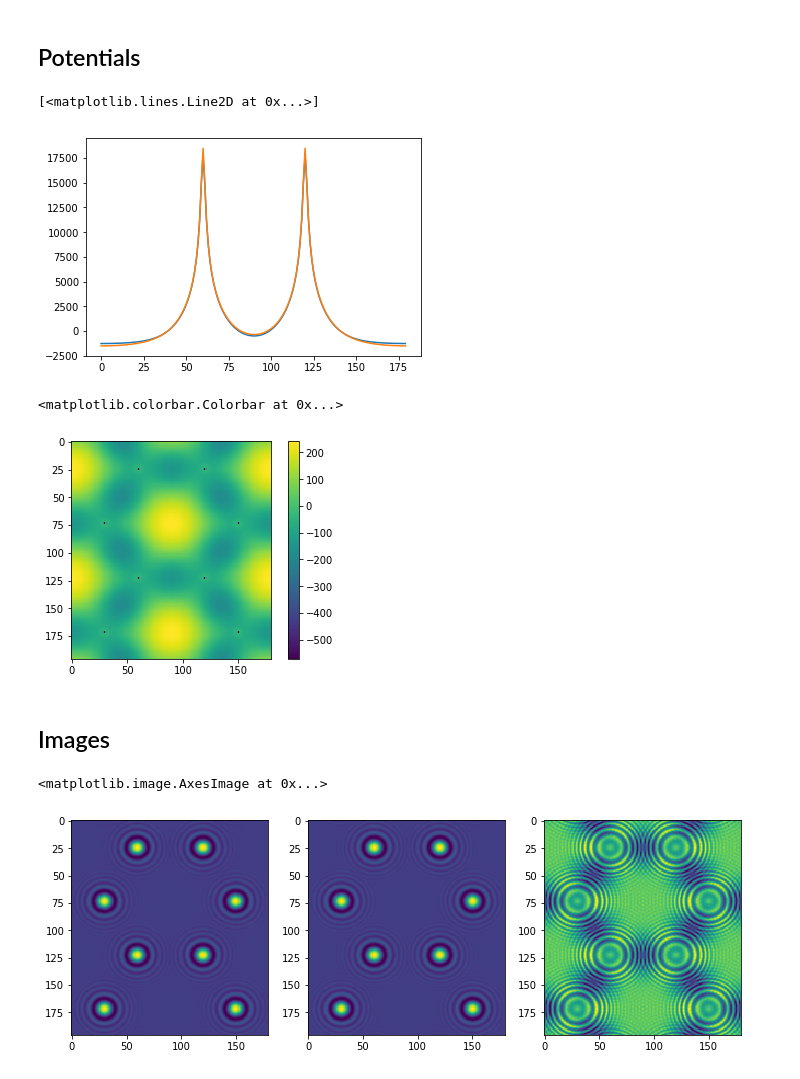
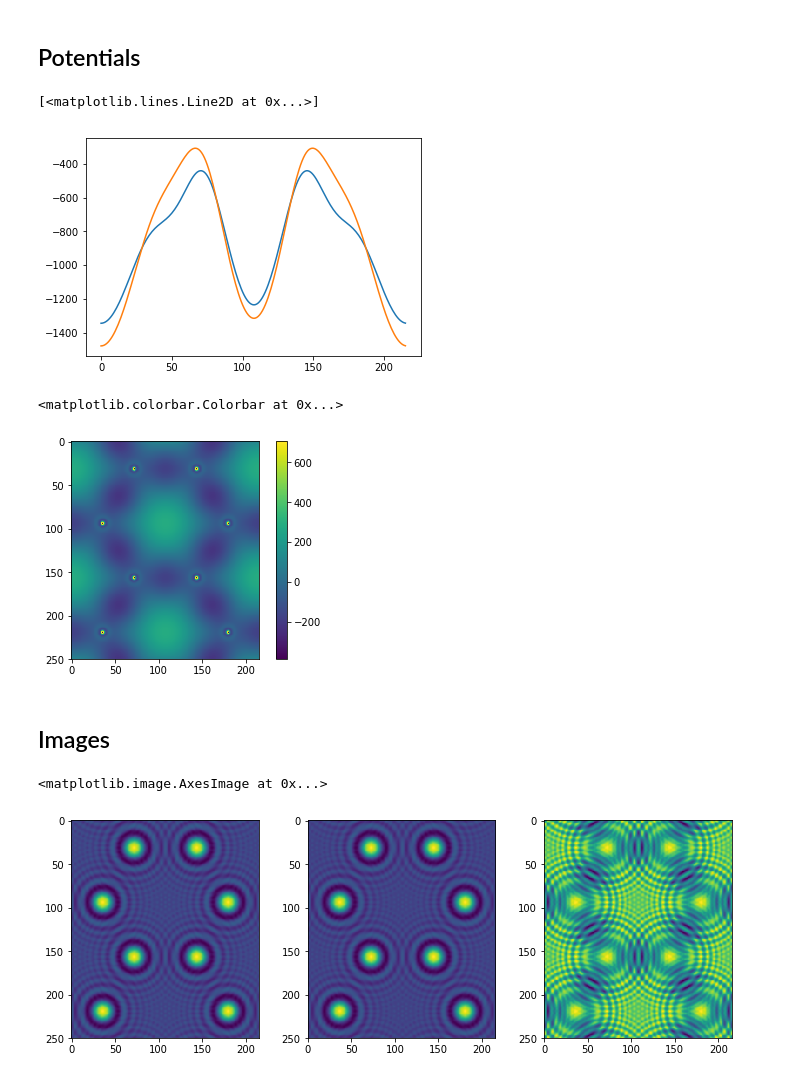
Before and after one commit to jacobjma/tem-potentials, a Jupyter notebook: image_comparison.ipynb, the cells around one changed output. Drawn from its saved outputs; the diff is of its cells as text; code cells hidden in the pictures.

```diff
--- a/image_comparison.ipynb
+++ b/image_comparison.ipynb
@@ -23,39 +21,38 @@ The autoreload extension is already loaded. To reload it, use:
 # %% [markdown]
 ## Potentials
+# %%
+atoms = read('graphene.cif', index = 0)
+calc = GPAW(mode=PW(600), eigensolver = 'cg', h=.1)
+atoms.set_calculator(calc)
+atoms.get_potential_energy()
 # %%
-atoms = read('graphene.cif', index = 0)
-h=.1
-calc = GPAW(mode=PW(600), eigensolver = 'cg', h=h)
-atoms.set_calculator(calc)
-atoms.get_potential_energy()
-
 ps2ae = PS2AE(atoms.calc, h=0.025)
-v_dft = -ps2ae.get_electrostatic_potential(ae=True, rcgauss=.02)
+v_dft = -ps2ae.get_electrostatic_potential(ae=True)
 v_dft = v_dft - np.mean(v_dft)
 
-# v_dft = np.load('potential.npy')
+#v_dft = np.load('potential.npy')
 # %%
 grid = v_dft.shape
-lobato = ParameterizedPotential('lobato', atoms, grid)
+lobato = ParameterizedPotential('gpaw', atoms, grid)
 v = lobato.calc_from_splines()
 v = v - np.mean(v)
 # %%
-plt.plot(np.sum(v_dft,axis=2)[25])
-plt.plot(np.sum(v,axis=2)[25])
+plt.plot(np.sum(v_dft,axis=2)[60])
+plt.plot(np.sum(v,axis=2)[60])
 # %% [output]
 [<matplotlib.lines.Line2D at 0x...>]
-[figure, old version]
+[figure, new version]
 # %%
 plt.imshow(np.sum(v_dft,axis=2)-np.sum(v,axis=2))
 plt.colorbar()
 # %% [output]
 <matplotlib.colorbar.Colorbar at 0x...>
-[figure, old version]
+[figure, new version]
 # %% [markdown]
 ## Images
 # %%
-v_sliced = create_potential_slices(v * kappa, 48, np.diag(atoms.cell)) # multiplying by kappa converts to QSTEM units
-v_dft_sliced = create_potential_slices(v_dft * kappa, 48, np.diag(atoms.cell))
+v_sliced = create_potential_slices(v * kappa, 60, np.diag(atoms.cell)) # multiplying by kappa converts to QSTEM units
+v_dft_sliced = create_potential_slices(v_dft * kappa, 60, np.diag(atoms.cell))
 # %%
 qstem=PyQSTEM('TEM')
 qstem.set_atoms(atoms)
@@ -73,8 +70,8 @@ wave_param=qstem.get_wave()
 # %%
 fig,(ax1,ax2,ax3)= plt.subplots(1,3,figsize=(12,4))
 ax1.imshow(wave_dft.detect())
 ax2.imshow(wave_param.detect())
-ax3.imshow(wave_dft.detect()-wave_param.detect())
+ax3.imshow((wave_dft.detect()-wave_param.detect())/wave_param.detect())
 # %% [output]
 <matplotlib.image.AxesImage at 0x...>
-[figure, old version]
+[figure, new version]
```
Also changed, not shown: parts of 2 cells of this notebook, 11 other files.
